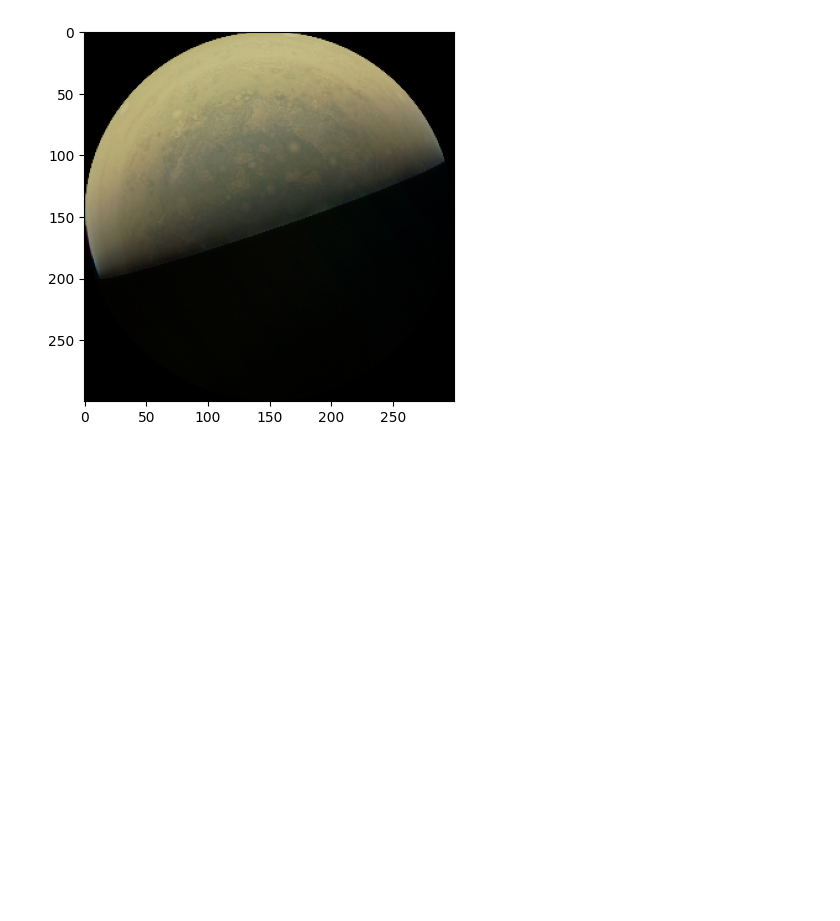
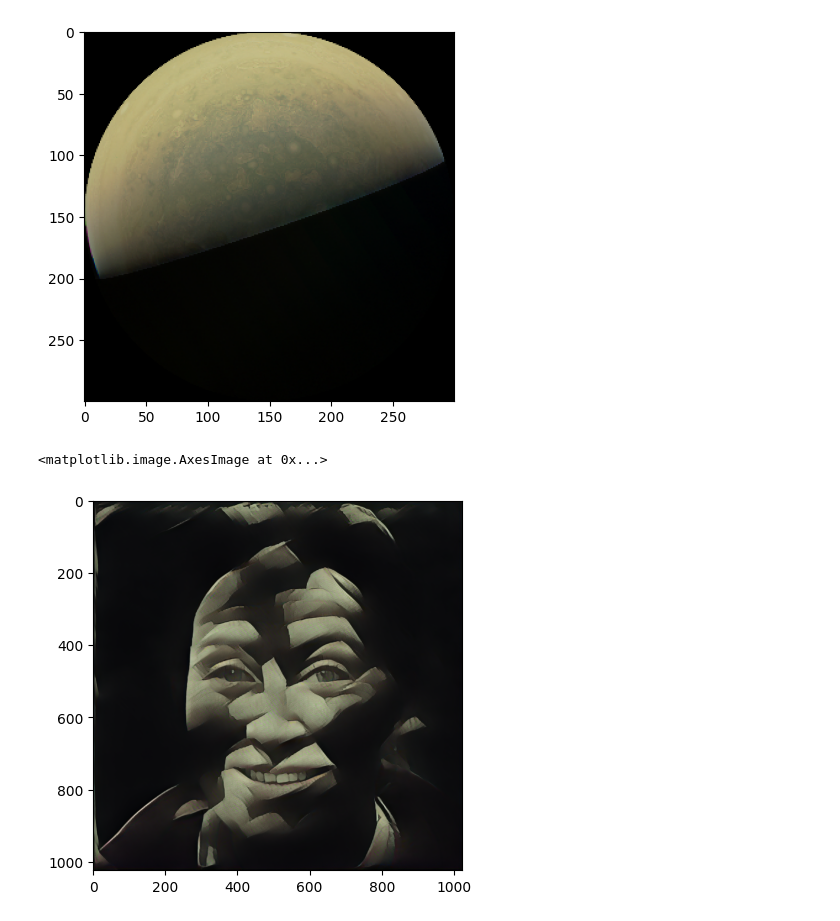
Before and after one commit to kanuar/NASA_HACK, a Jupyter notebook: imag_processing/neural.ipynb, the cells around one changed output. Drawn from its saved outputs; the diff is of its cells as text; code cells hidden in the pictures; blank space fills up the shorter version.

```diff
--- a/imag_processing/neural.ipynb
+++ b/imag_processing/neural.ipynb
@@ -14,5 +14,5 @@ def load_image(img_path):
     img = img[tf.newaxis, :]
     return img
 # %%
-content_image = load_image('andy.png')
+content_image = load_image('pp2.jfif')
 style_image = load_image('..\\mergefinal.png')
@@ -30,3 +30,7 @@ stylized_image = model(tf.constant(content_image), tf.constant(style_image))[0]
 t=np.squeeze(stylized_image)
 # %%
 plt.imsave("..\\art.png",t)
+plt.imshow(t)
+# %% [output]
+<matplotlib.image.AxesImage at 0x...>
+[figure, added]
```
Also changed, not shown: parts of 3 cells of this notebook, 5 other files.
